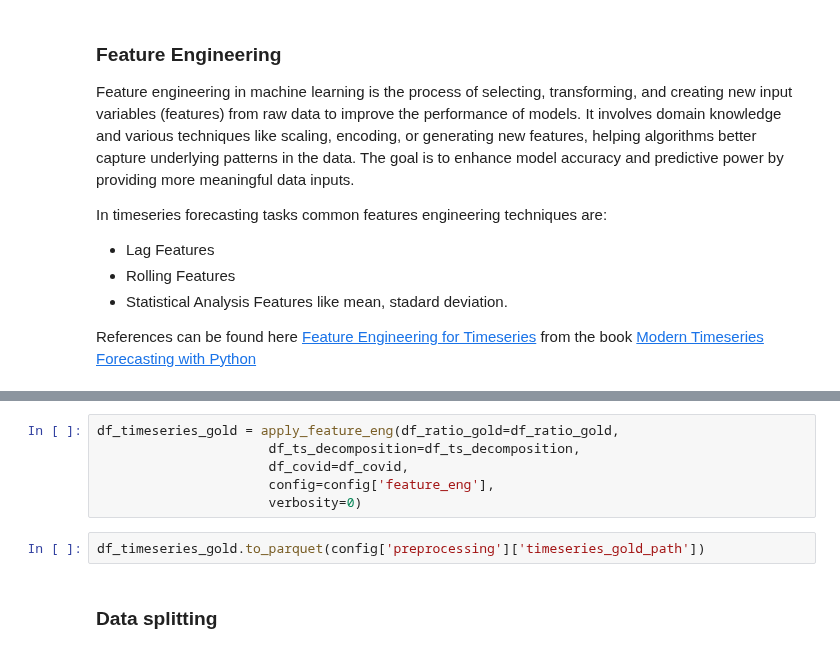
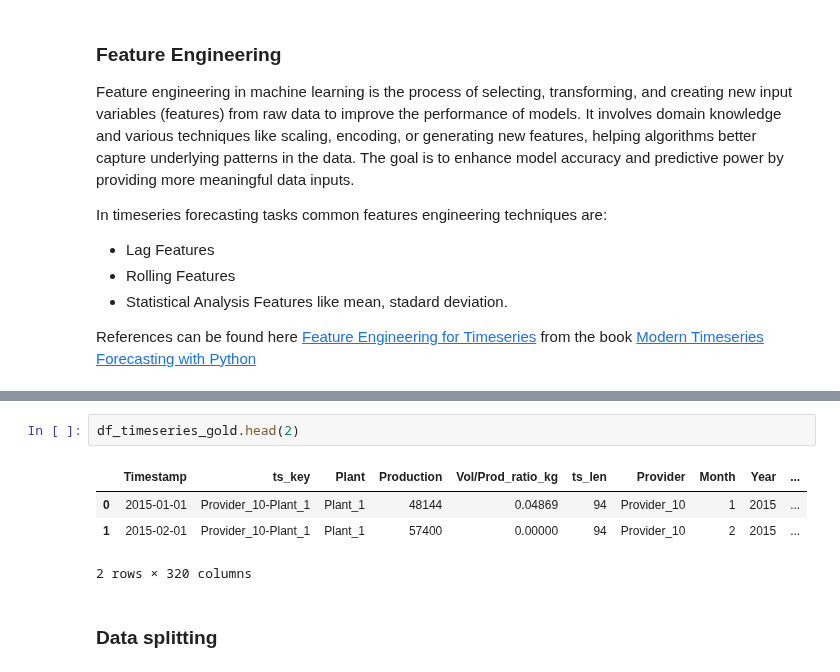
Before and after one commit to john2408/project_data_analytics, a Jupyter notebook: reports/report.ipynb, the cells around one changed output, grey strips where cells are left out. Saved outputs shown, nothing was run; the diff lists cells and outputs as text.

```diff
--- a/reports/report.ipynb
+++ b/reports/report.ipynb
@@ -575,11 +348,10 @@ df_ratio_gold.head()
-# %%
-df_timeseries_gold = apply_feature_eng(df_ratio_gold=df_ratio_gold,
-                      df_ts_decomposition=df_ts_decomposition,
-                      df_covid=df_covid,
-                      config=config['feature_eng'],
-                      verbosity=0)
-# %%
-df_timeseries_gold.to_parquet(config['preprocessing']['timeseries_gold_path'])
+# %%
+df_timeseries_gold.head(2)
+# %% [output]
+|  | Timestamp | ts_key | Plant | Production | Vol/Prod_ratio_kg | ts_len | Provider | Month | Year | ... |
+| 0 | 2015-01-01 | Provider_10-Plant_1 | Plant_1 | 48144 | 0.04869 | 94 | Provider_10 | 1 | 2015 | ... |
+| 1 | 2015-02-01 | Provider_10-Plant_1 | Plant_1 | 57400 | 0.00000 | 94 | Provider_10 | 2 | 2015 | ... |
+2 rows × 320 columns
 # %% [markdown]
 ### Data splitting
 # %% [markdown]
```
Also changed, not shown: parts of 76 cells of this notebook, 10 other files.
